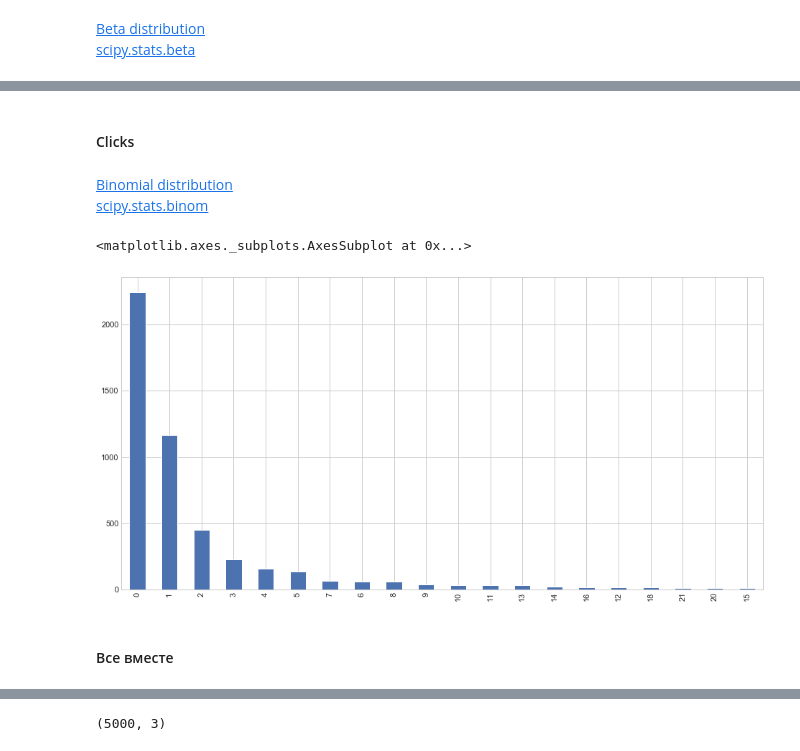
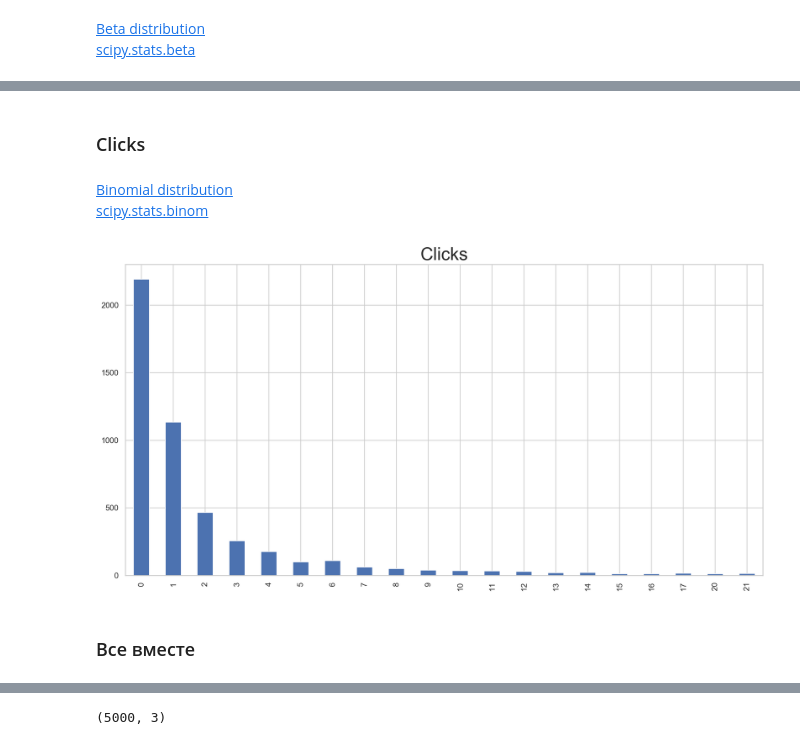
Before and after one commit to prampampam/stattests, a Jupyter notebook: notebooks/A-B Test Practical Lesson.ipynb, the cells around one changed output, grey strips where cells are left out. Saved outputs shown, nothing was run; the diff lists cells and outputs as text; code cells hidden in the pictures.

```diff
--- a/notebooks/A-B Test Practical Lesson.ipynb
+++ b/notebooks/A-B Test Practical Lesson.ipynb
@@ -94,11 +89,8 @@ We will fix FPR to 5% and compare the powers of a vast variety of tests given th
 # %%
-skew = 2
+skew = 1
 N = 5000
 # %% [markdown]
 [Log-normal distribution](https://en.wikipedia.org/wiki/Log-normal_distribution)
 [scipy.stats.norm](https://docs.scipy.org/doc/scipy/reference/generated/scipy.stats.norm.html#scipy.stats.norm)
 # %%
 views = np.exp(scipy.stats.norm(1, skew).rvs(N)).astype(int) + 1
-# %%
-matplotlib.style.use('seaborn-whitegrid')
-pd.Series(views).value_counts().iloc[0:20].plot(kind='bar', figsize=(16, 8))
@@ -120,4 +123,4 @@ beta = 1000
 [scipy.stats.beta](https://docs.scipy.org/doc/scipy/reference/generated/scipy.stats.beta.html)
 # %%
 alpha = mean_success_rate * beta / (1 - mean_success_rate) # показать формулу среднего
-success_rate = scipy.stats.beta(alpha, beta).rvs(N)
+success_rates = scipy.stats.beta(alpha, beta).rvs(N)
@@ -129,15 +135,18 @@ pd.Series(success_rate).round(3).value_counts().sort_index().plot(kind='bar', fi
 # %% [markdown]
-#### Clicks
+### Clicks
 # %% [markdown]
 [Binomial distribution](https://en.wikipedia.org/wiki/Binomial_distribution)
 [scipy.stats.binom](https://docs.scipy.org/doc/scipy/reference/generated/scipy.stats.binom.html)
 # %%
-clicks = scipy.stats.binom(n=views, p=success_rate).rvs()
+clicks = scipy.stats.binom(n=views, p=success_rates).rvs()
 # %%
-pd.Series(clicks).value_counts().iloc[0:20].plot(kind='bar', figsize=(16, 8))
+fig, ax = plt.subplots(figsize=figsize, dpi=dpi)
+tmp_stats = pd.Series(clicks).value_counts().iloc[0:20].sort_index()
+tmp_stats.plot(kind='bar')
+ax.set_title('Clicks')
+ax.title.set_size(25)
 # %% [output]
-<matplotlib.axes._subplots.AxesSubplot at 0x...>
-[figure, old version]
+[figure, new version]
 # %% [markdown]
-#### Все вместе
+### Все вместе
 # %%
```
Also changed, not shown: parts of 111 cells of this notebook, 4 other files.
